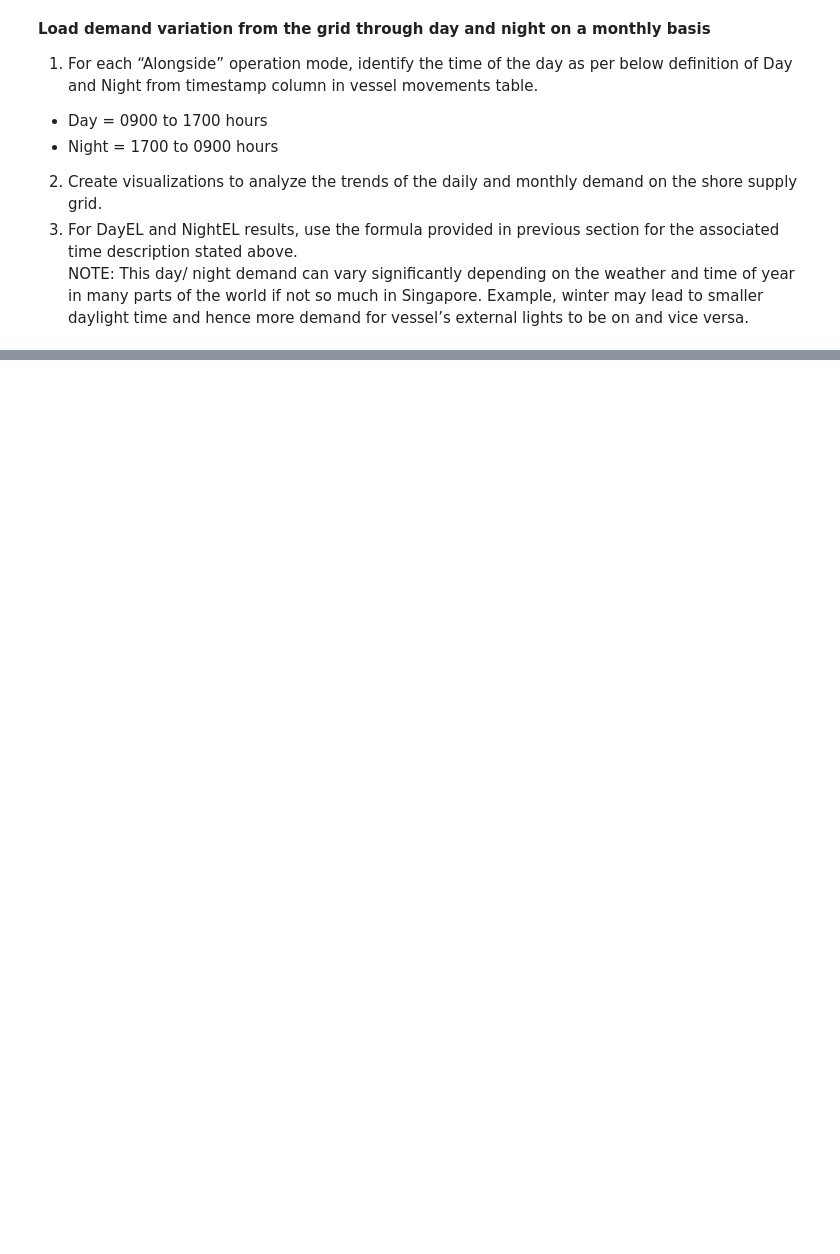
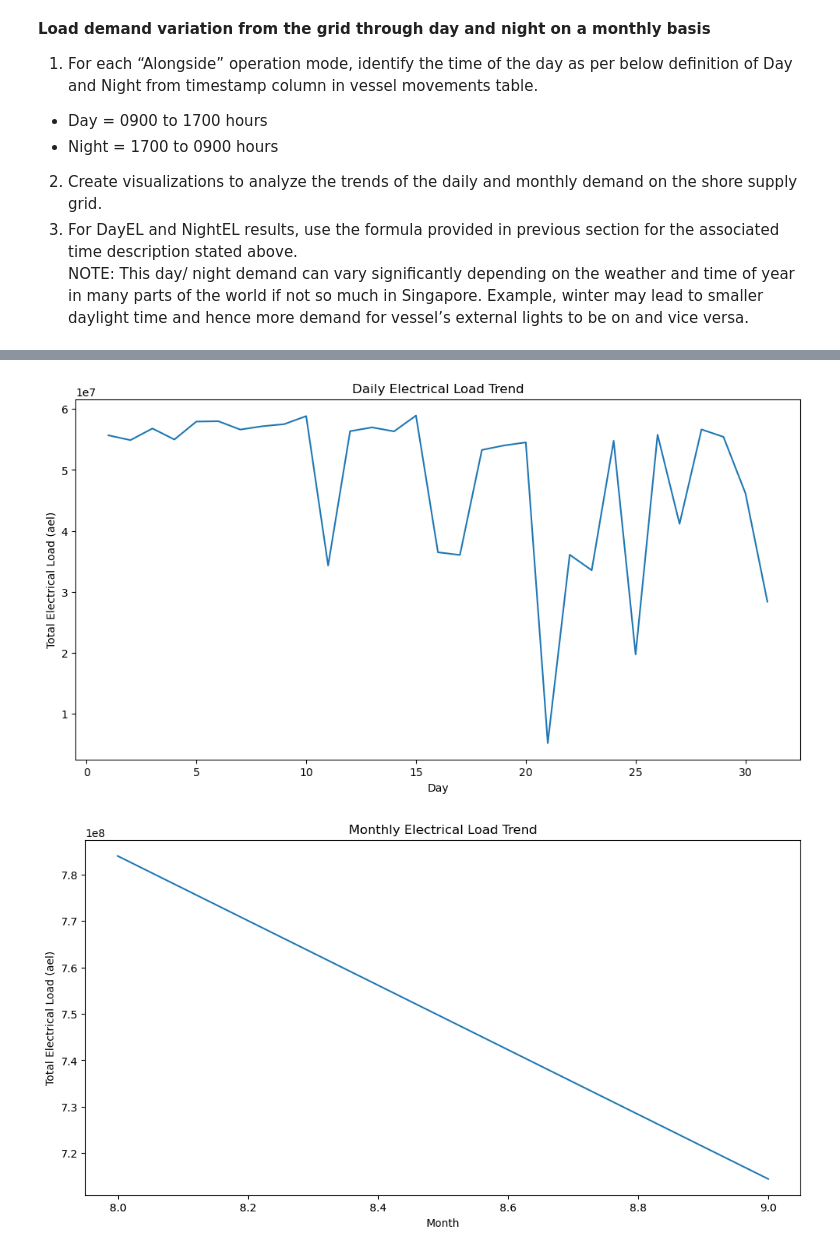
Before and after one commit to evanyan13/rightship, a Jupyter notebook: emission_calculation.ipynb, the cells around one changed output, grey strips where cells are left out. Cells and saved outputs as stored; diff of their text form; code cells hidden in the pictures; blank space fills up the shorter version.

```diff
--- a/emission_calculation.ipynb
+++ b/emission_calculation.ipynb
@@ -360,0 +420,30 @@ Name: count, dtype: int64
+# %%
+# Convert the 'timestamp' column to datetime
+vessel_df['timestamp'] = pd.to_datetime(vessel_df['timestamp'])
+
+# Extract day and month
+vessel_df['day'] = vessel_df['timestamp'].dt.day
+vessel_df['month'] = vessel_df['timestamp'].dt.month
+
+# Aggregate data
+daily_load = vessel_df.groupby('day')['Tael'].sum()
+monthly_load = vessel_df.groupby('month')['ael'].sum()
+
+# Plot daily load
+plt.figure(figsize=(12, 6))
+sns.lineplot(x=daily_load.index, y=daily_load.values)
+plt.title('Daily Electrical Load Trend')
+plt.xlabel('Day')
+plt.ylabel('Total Electrical Load (ael)')
+plt.show()
+
+# Plot monthly load
+plt.figure(figsize=(12, 6))
+sns.lineplot(x=monthly_load.index, y=monthly_load.values)
+plt.title('Monthly Electrical Load Trend')
+plt.xlabel('Month')
+plt.ylabel('Total Electrical Load (ael)')
+plt.show()
+# %% [output]
+[figure, added]
+[figure, added]
```
Also changed, not shown: parts of 6 cells of this notebook.
